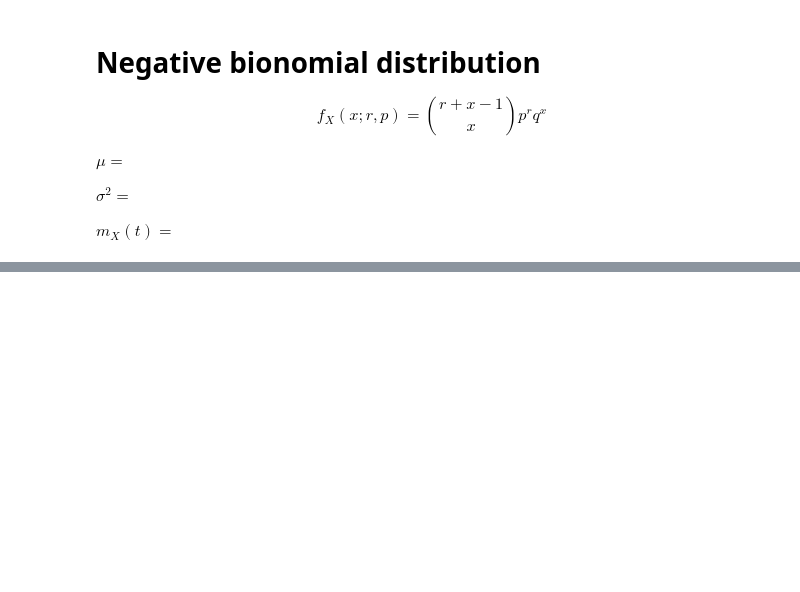
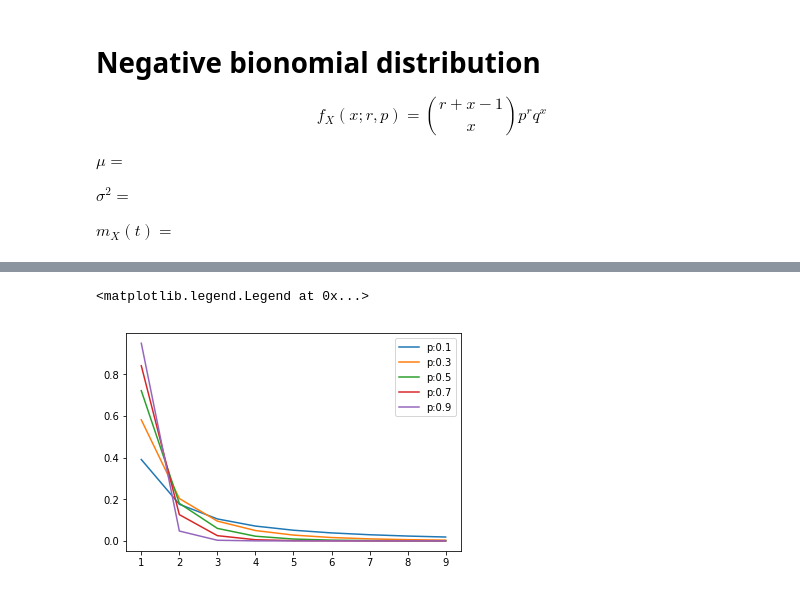
Before and after one commit to mlcow/prob-stats, a Jupyter notebook: Univariate_parametric_distributions.ipynb, the cells around one changed output, grey strips where cells are left out. Cells and saved outputs as stored; diff of their text form; code cells hidden in the pictures; blank space fills up the shorter version.

```diff
--- a/Univariate_parametric_distributions.ipynb
+++ b/Univariate_parametric_distributions.ipynb
@@ -133,6 +134,6 @@ def plot_geoemtric(p, n):
 # %%
 for i in np.arange(.1, 1, .2):
-  plot_geoemtric(i, 10)
+  plot_distribution(0, 101, geometric_f, p=i)
 plt.legend()
 # %% [output]
 <matplotlib.legend.Legend at 0x...>
@@ -185,0 +191,11 @@ Text(0.5,1,'Varying r at K = 40, 80')
+# %%
+def logarithmic_f(x, p):
+  q = 1 - p
+  return -1.*(q**x)/x/math.log(p)
+# %%
+for i in np.arange(.1,1,.2):
+  plot_distribution(1, 10, logarithmic_f, p=i)
+plt.legend()
+# %% [output]
+<matplotlib.legend.Legend at 0x...>
+[figure, added]
```
Also changed, not shown: parts of 18 cells of this notebook.
